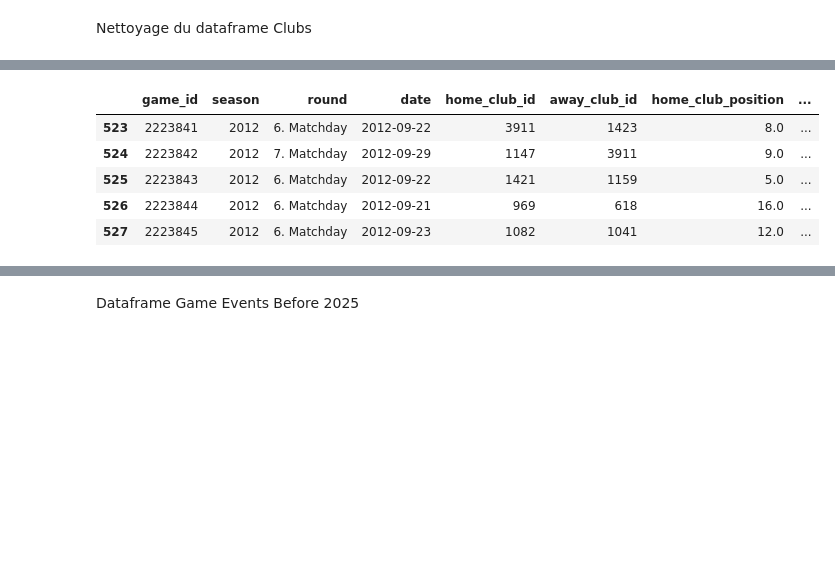
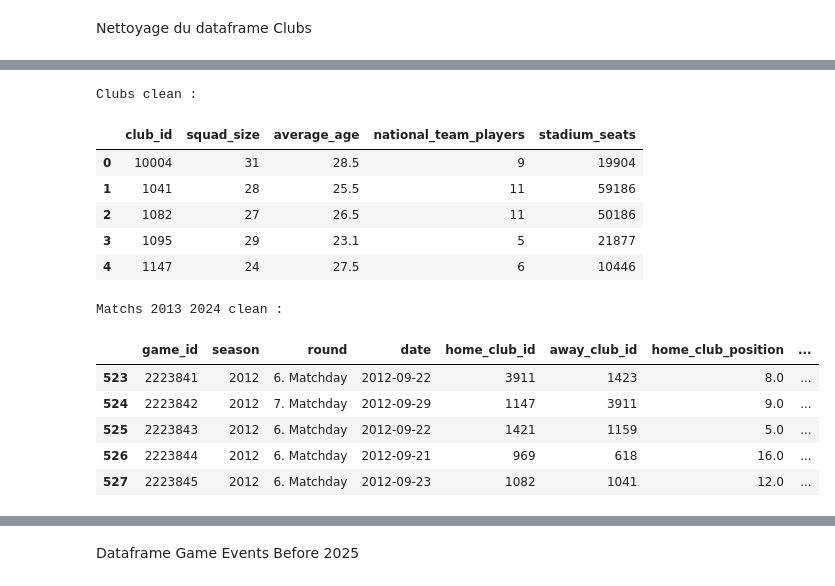
Before and after one commit to massieuxalexandre/Ligue1-Matchs-Predictions, a Jupyter notebook: main.ipynb, the cells around one changed output, grey strips where cells are left out. Cells and saved outputs as stored; diff of their text form; code cells hidden in the pictures; blank space fills up the shorter version.

Commit message:
Commencé a merge le df matchs 2013-2014 et clubs

```diff
--- a/main.ipynb
+++ b/main.ipynb
@@ -32,13 +32,27 @@ Matchs from 2013 to 2024 :
 | 526 | 2223844 | 2012 | 6. Matchday | 2012-09-21 | 969 | 618 | 1 | 1 | ... |
 | 527 | 2223845 | 2012 | 6. Matchday | 2012-09-23 | 1082 | 1041 | 1 | 1 | ... |
 # %%
+clubs = clubs.drop(columns=["club_code", "net_transfer_record", "stadium_name", "domestic_competition_id", "name", "coach_name"])
+print("Clubs clean :")
+display(clubs.head())
+
+print()
+print("Matchs 2013 2024 clean :")
 matchs_2013_2024 = matchs_2013_2024.drop(columns=["home_club_goals", "away_club_goals", "aggregate", "competition_type"])
 matchs_2013_2024 = matchs_2013_2024.dropna(subset="results")
 display(matchs_2013_2024.head())
 # %% [output]
+Clubs clean :
-|  | game_id | season | round | date | home_club_id | away_club_id | home_club_position | ... |
-| 523 | 2223841 | 2012 | 6. Matchday | 2012-09-22 | 3911 | 1423 | 8.0 | ... |
-| 524 | 2223842 | 2012 | 7. Matchday | 2012-09-29 | 1147 | 3911 | 9.0 | ... |
-| 525 | 2223843 | 2012 | 6. Matchday | 2012-09-22 | 1421 | 1159 | 5.0 | ... |
-| 526 | 2223844 | 2012 | 6. Matchday | 2012-09-21 | 969 | 618 | 16.0 | ... |
-| 527 | 2223845 | 2012 | 6. Matchday | 2012-09-23 | 1082 | 1041 | 12.0 | ... |
+|  | club_id | squad_size | average_age | national_team_players | stadium_seats |
+| 0 | 10004 | 31 | 28.5 | 9 | 19904 |
+| 1 | 1041 | 28 | 25.5 | 11 | 59186 |
+| 2 | 1082 | 27 | 26.5 | 11 | 50186 |
+| 3 | 1095 | 29 | 23.1 | 5 | 21877 |
+| 4 | 1147 | 24 | 27.5 | 6 | 10446 |
+Matchs 2013 2024 clean :
+|  | game_id | season | round | date | home_club_id | away_club_id | home_club_position | ... |
+| 523 | 2223841 | 2012 | 6. Matchday | 2012-09-22 | 3911 | 1423 | 8.0 | ... |
+| 524 | 2223842 | 2012 | 7. Matchday | 2012-09-29 | 1147 | 3911 | 9.0 | ... |
+| 525 | 2223843 | 2012 | 6. Matchday | 2012-09-22 | 1421 | 1159 | 5.0 | ... |
+| 526 | 2223844 | 2012 | 6. Matchday | 2012-09-21 | 969 | 618 | 16.0 | ... |
+| 527 | 2223845 | 2012 | 6. Matchday | 2012-09-23 | 1082 | 1041 | 12.0 | ... |
```
Also changed, not shown: parts of 1 cell of this notebook.
